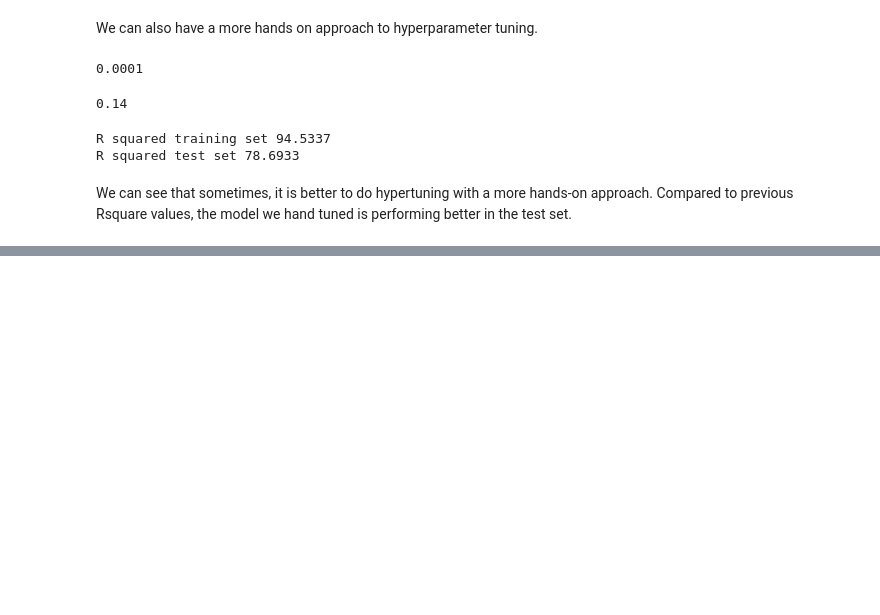
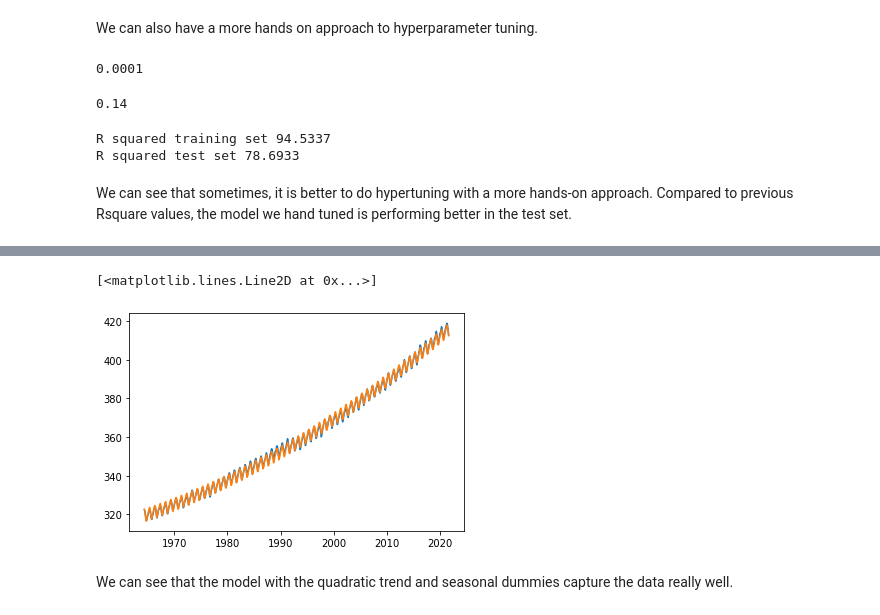
Before and after one commit to yankikalfa/MGTF-405-Business-Forecasting, a Jupyter notebook: Test_Codes.ipynb, the cells around one changed output, grey strips where cells are left out. Cells and saved outputs as stored; diff of their text form; code cells hidden in the pictures; blank space fills up the shorter version.

```diff
--- a/Test_Codes.ipynb
+++ b/Test_Codes.ipynb
@@ -615,0 +752,5 @@ We can see that sometimes, it is better to do hypertuning with a more hands-on a
+# %%
+season=pd.DataFrame(pd.get_dummies(df.month))
+season.head(24)
+season.columns= ['Jan', 'Feb','Mar','Apr','May', 'Jun', 'Jul', 'Aug', 'Sep', 'Oct','Nov','Dec']
+season
@@ -615,0 +772,2 @@ We can see that sometimes, it is better to do hypertuning with a more hands-on a
+# %%
+df=pd.concat([df,season],axis=1)
@@ -615,0 +793,2 @@ We can see that sometimes, it is better to do hypertuning with a more hands-on a
+# %%
+model_trs = smf.ols(formula='CO2_ppm ~ 1 + trend+ trend2 + Feb + Mar + Apr + May + Jun + Jul + Aug + Sep + Oct + Nov + Dec', data = df).fit()
@@ -615,0 +831,10 @@ We can see that sometimes, it is better to do hypertuning with a more hands-on a
+# %%
+df['trs_fit'] =model_trs.predict()
+# %%
+plt.plot(df['CO2_ppm'])
+plt.plot(df['trs_fit'])
+# %% [output]
+[<matplotlib.lines.Line2D at 0x...>]
+[figure, added]
+# %% [markdown]
+We can see that the model with the quadratic trend and seasonal dummies capture the data really well.
```
Also changed, not shown: parts of 54 cells of this notebook.
